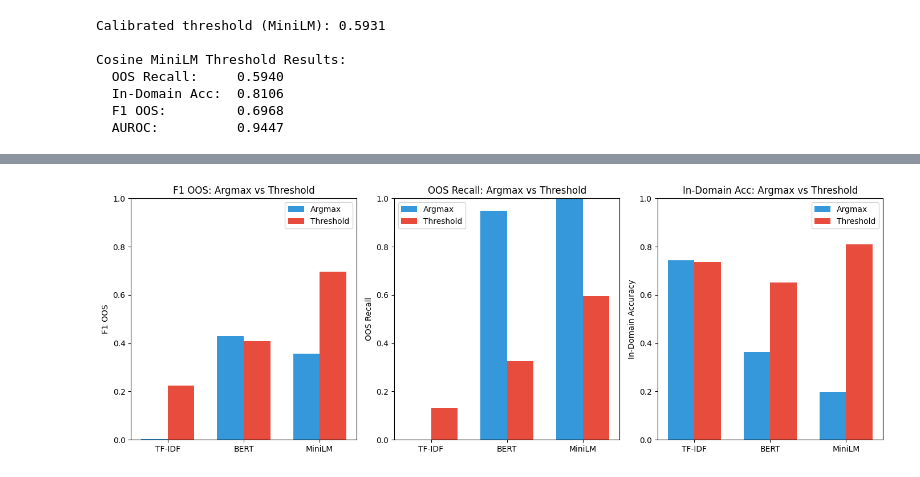
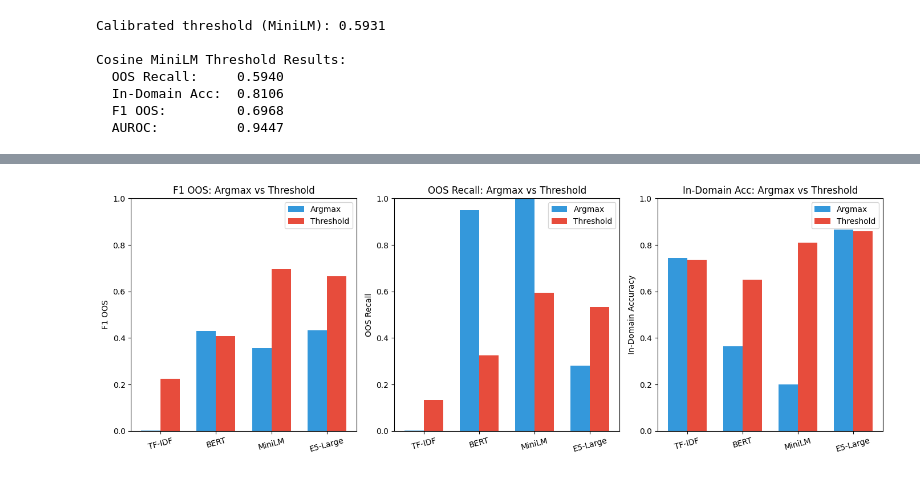
Before and after one commit to va-av-8/autoguardrails, a Jupyter notebook: tasks/oos_detection/notebooks/02_baseline.ipynb, the cells around one changed output, grey strips where cells are left out. Saved outputs shown, nothing was run; the diff lists cells and outputs as text; code cells hidden in the pictures.

Commit message:
update: baseline conclusions with e5-large results

```diff
--- a/tasks/oos_detection/notebooks/02_baseline.ipynb
+++ b/tasks/oos_detection/notebooks/02_baseline.ipynb
@@ -296,0 +336,19 @@ Cosine MiniLM Threshold Results:
+# %%
+# Calibrate and evaluate threshold variant
+t_star_e5large = cosine_e5large.calibrate_threshold(val_data['texts'], val_data['labels'])
+print(f"Calibrated threshold (E5-Large): {t_star_e5large:.4f}")
+
+e5large_threshold_result = evaluator.evaluate(
+    model=cosine_e5large,
+    model_name="cosine_e5large_threshold",
+    mode=MODE_STR,
+    n_shots=N_SHOTS,
+    seed=SEED,
+)
+results.append(e5large_threshold_result.to_dict())
+
+print(f"\nCosine E5-Large Threshold Results:")
+print(f"  OOS Recall:     {e5large_threshold_result.oos_recall:.4f}")
+print(f"  In-Domain Acc:  {e5large_threshold_result.in_domain_acc:.4f}")
+print(f"  F1 OOS:         {e5large_threshold_result.f1_oos:.4f}")
+print(f"  AUROC:          {e5large_threshold_result.auroc:.4f}")
@@ -315,16 +383,16 @@ df
 # Visualize argmax vs threshold comparison
 fig, axes = plt.subplots(1, 3, figsize=(14, 5))
 
-# Prepare data for grouped bar chart
-models = ['TF-IDF', 'BERT', 'MiniLM']
-argmax_f1 = [tfidf_argmax_result.f1_oos, bert_argmax_result.f1_oos, minilm_argmax_result.f1_oos]
-thresh_f1 = [tfidf_threshold_result.f1_oos, bert_threshold_result.f1_oos, minilm_threshold_result.f1_oos]
+# Prepare data for grouped bar chart (4 models now)
+models = ['TF-IDF', 'BERT', 'MiniLM', 'E5-Large']
+argmax_f1 = [tfidf_argmax_result.f1_oos, bert_argmax_result.f1_oos, minilm_argmax_result.f1_oos, e5large_argmax_result.f1_oos]
+thresh_f1 = [tfidf_threshold_result.f1_oos, bert_threshold_result.f1_oos, minilm_threshold_result.f1_oos, e5large_threshold_result.f1_oos]
 
-argmax_recall = [tfidf_argmax_result.oos_recall, bert_argmax_result.oos_recall, minilm_argmax_result.oos_recall]
-thresh_recall = [tfidf_threshold_result.oos_recall, bert_threshold_result.oos_recall, minilm_threshold_result.oos_recall]
+argmax_recall = [tfidf_argmax_result.oos_recall, bert_argmax_result.oos_recall, minilm_argmax_result.oos_recall, e5large_argmax_result.oos_recall]
+thresh_recall = [tfidf_threshold_result.oos_recall, bert_threshold_result.oos_recall, minilm_threshold_result.oos_recall, e5large_threshold_result.oos_recall]
 
-argmax_acc = [tfidf_argmax_result.in_domain_acc, bert_argmax_result.in_domain_acc, minilm_argmax_result.in_domain_acc]
-thresh_acc = [tfidf_threshold_result.in_domain_acc, bert_threshold_result.in_domain_acc, minilm_threshold_result.in_domain_acc]
+argmax_acc = [tfidf_argmax_result.in_domain_acc, bert_argmax_result.in_domain_acc, minilm_argmax_result.in_domain_acc, e5large_argmax_result.in_domain_acc]
+thresh_acc = [tfidf_threshold_result.in_domain_acc, bert_threshold_result.in_domain_acc, minilm_threshold_result.in_domain_acc, e5large_threshold_result.in_domain_acc]
 
 x = np.arange(len(models))
 width = 0.35
@@ -336,37 +404,37 @@ ax.bar(x + width/2, thresh_f1, width, label='Threshold', color='#e74c3c')
 ax.set_ylabel('F1 OOS')
 ax.set_title('F1 OOS: Argmax vs Threshold')
 ax.set_xticks(x)
-ax.set_xticklabels(models)
+ax.set_xticklabels(models, rotation=15)
 ax.legend()
 ax.set_ylim(0, 1)
 
 # OOS Recall
 ax = axes[1]
 ax.bar(x - width/2, argmax_recall, width, label='Argmax', color='#3498db')
 ax.bar(x + width/2, thresh_recall, width, label='Threshold', color='#e74c3c')
 ax.set_ylabel('OOS Recall')
 ax.set_title('OOS Recall: Argmax vs Threshold')
 ax.set_xticks(x)
-ax.set_xticklabels(models)
+ax.set_xticklabels(models, rotation=15)
 ax.legend()
 ax.set_ylim(0, 1)
 
 # In-Domain Accuracy
 ax = axes[2]
 ax.bar(x - width/2, argmax_acc, width, label='Argmax', color='#3498db')
 ax.bar(x + width/2, thresh_acc, width, label='Threshold', color='#e74c3c')
 ax.set_ylabel('In-Domain Accuracy')
 ax.set_title('In-Domain Acc: Argmax vs Threshold')
 ax.set_xticks(x)
-ax.set_xticklabels(models)
+ax.set_xticklabels(models, rotation=15)
 ax.legend()
 ax.set_ylim(0, 1)
 
 plt.tight_layout()
 plt.savefig(RESULTS_DIR / 'baseline_argmax_vs_threshold.png', dpi=150, bbox_inches='tight')
 plt.show()
 # %% [output]
-[figure, old version]
+[figure, new version]
 # %% [markdown]
 ## Выводы по бейзлайнам (10-shot, seed=42)
 
```
Also changed, not shown: parts of 10 cells of this notebook.
